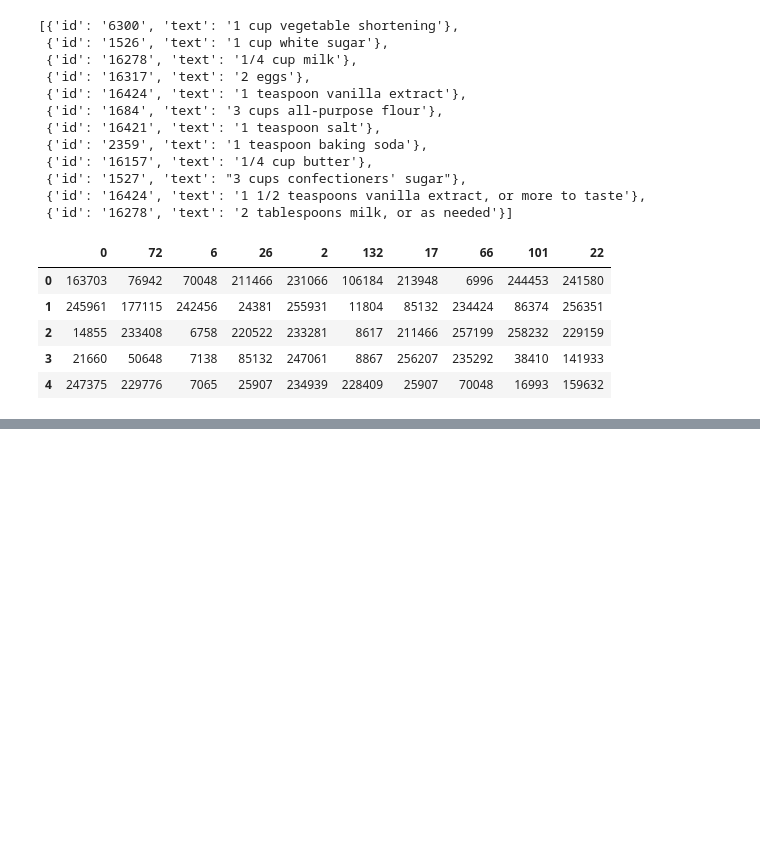
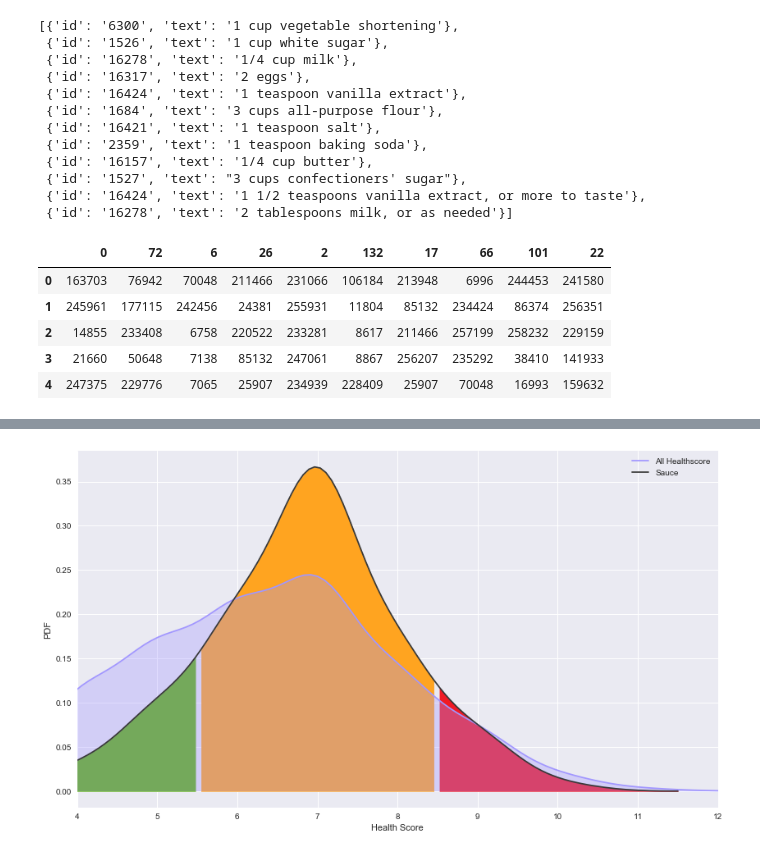
Before and after one commit to JRappaz/Foodie, a Jupyter notebook: python/IngredientsModel.ipynb, the cells around one changed output, grey strips where cells are left out. Saved outputs shown, nothing was run; the diff lists cells and outputs as text; code cells hidden in the pictures; blank space fills up the shorter version.

```diff
--- a/python/IngredientsModel.ipynb
+++ b/python/IngredientsModel.ipynb
@@ -390,0 +384,6 @@ plotHealthHistogram(np.random.randn(100) + 10)
+# %%
+allHealthScore = recipeHealthPopularity["HealthScore"]
+allHealthScore.name = "All Healthscore"
+plotHealthHistogram([ClusterHealthScores[ClusterHealthScores["Sauce"] >= 4]["Sauce"], allHealthScore])
+# %% [output]
+[figure, added]
```
Also changed, not shown: parts of 12 cells of this notebook, 10 other files.
